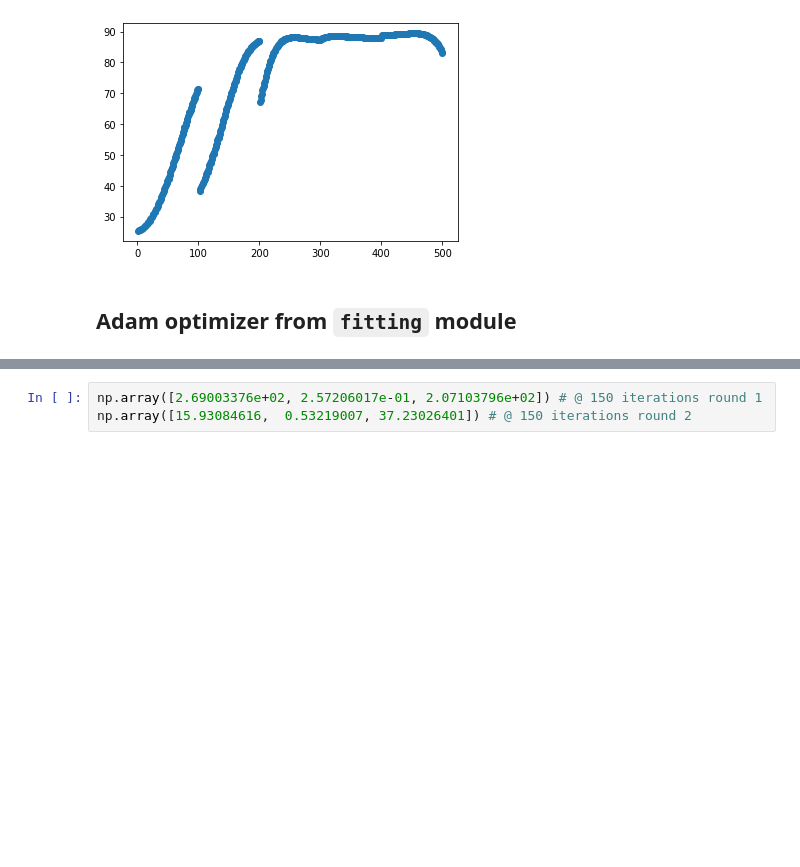
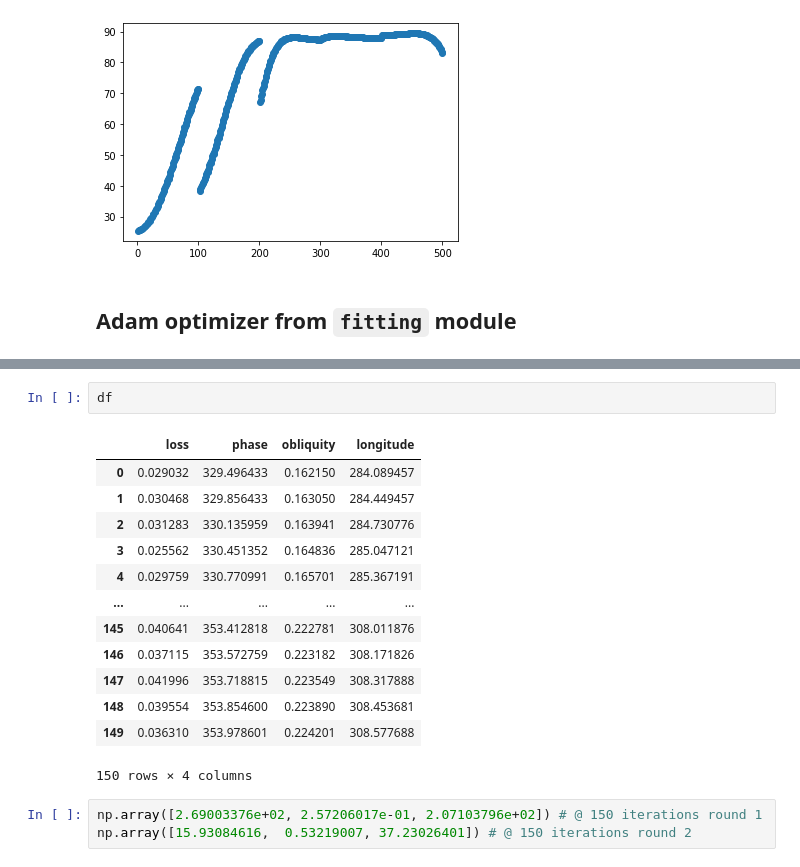
Before and after one commit to ssajous/europa-cycloids, a Jupyter notebook: src/Sample.ipynb, the cells around one changed output, grey strips where cells are left out. Cells and saved outputs as stored; diff of their text form; blank space fills up the shorter version.

```diff
--- a/src/Sample.ipynb
+++ b/src/Sample.ipynb
@@ -1798,3 +1855,19 @@ check_fit(params, min_vals, max_vals, all_curves, interior)
+# %%
+df
+# %% [output]
+|  | loss | phase | obliquity | longitude |
+| 0 | 0.029032 | 329.496433 | 0.162150 | 284.089457 |
+| 1 | 0.030468 | 329.856433 | 0.163050 | 284.449457 |
+| 2 | 0.031283 | 330.135959 | 0.163941 | 284.730776 |
+| 3 | 0.025562 | 330.451352 | 0.164836 | 285.047121 |
+| 4 | 0.029759 | 330.770991 | 0.165701 | 285.367191 |
+| ... | ... | ... | ... | ... |
+| 145 | 0.040641 | 353.412818 | 0.222781 | 308.011876 |
+| 146 | 0.037115 | 353.572759 | 0.223182 | 308.171826 |
+| 147 | 0.041996 | 353.718815 | 0.223549 | 308.317888 |
+| 148 | 0.039554 | 353.854600 | 0.223890 | 308.453681 |
+| 149 | 0.036310 | 353.978601 | 0.224201 | 308.577688 |
+150 rows × 4 columns
 # %%
 np.array([2.69003376e+02, 2.57206017e-01, 2.07103796e+02]) # @ 150 iterations round 1
 np.array([15.93084616,  0.53219007, 37.23026401]) # @ 150 iterations round 2
```
Also changed, not shown: parts of 12 cells of this notebook, 3 other files.
